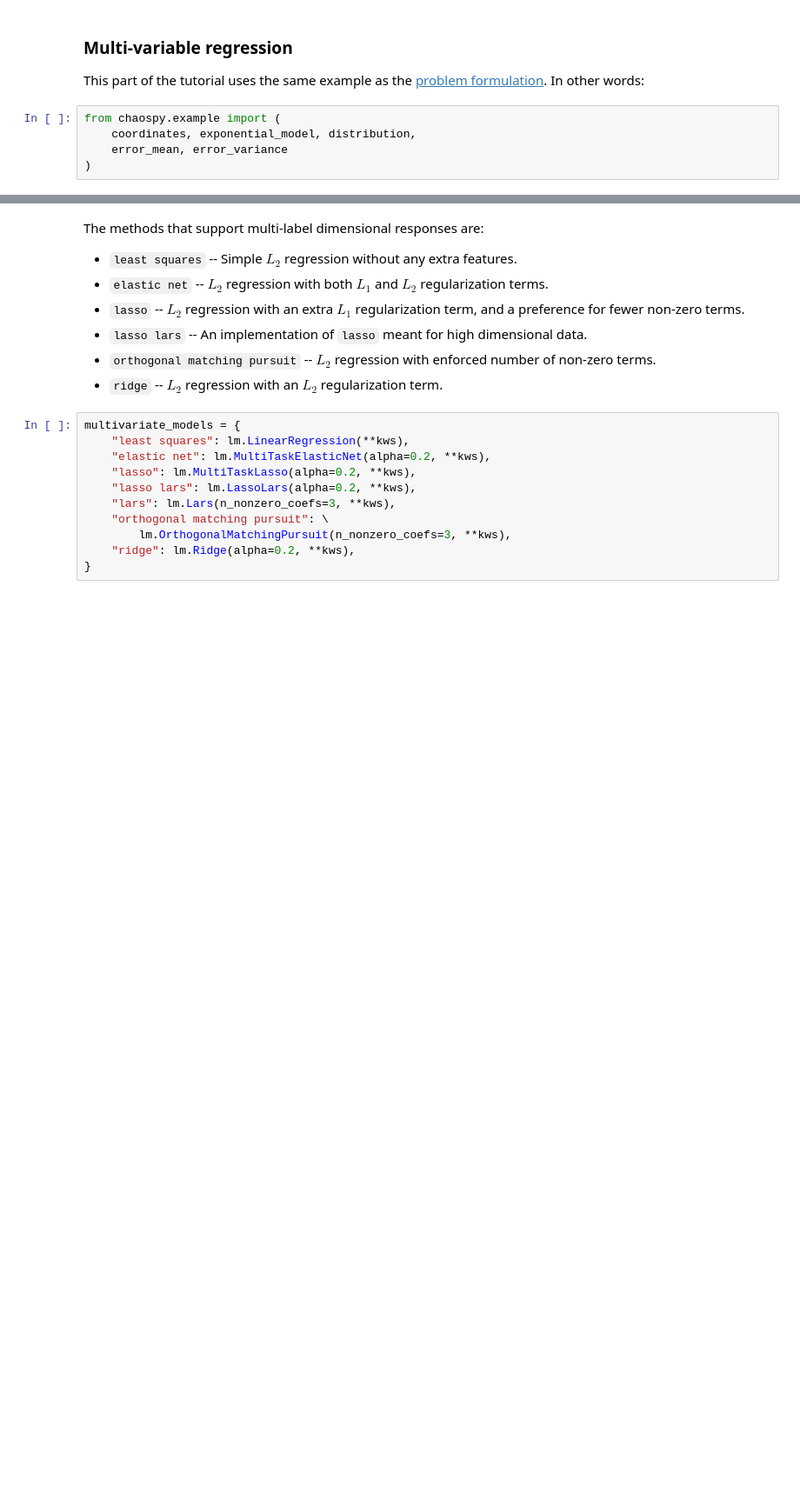
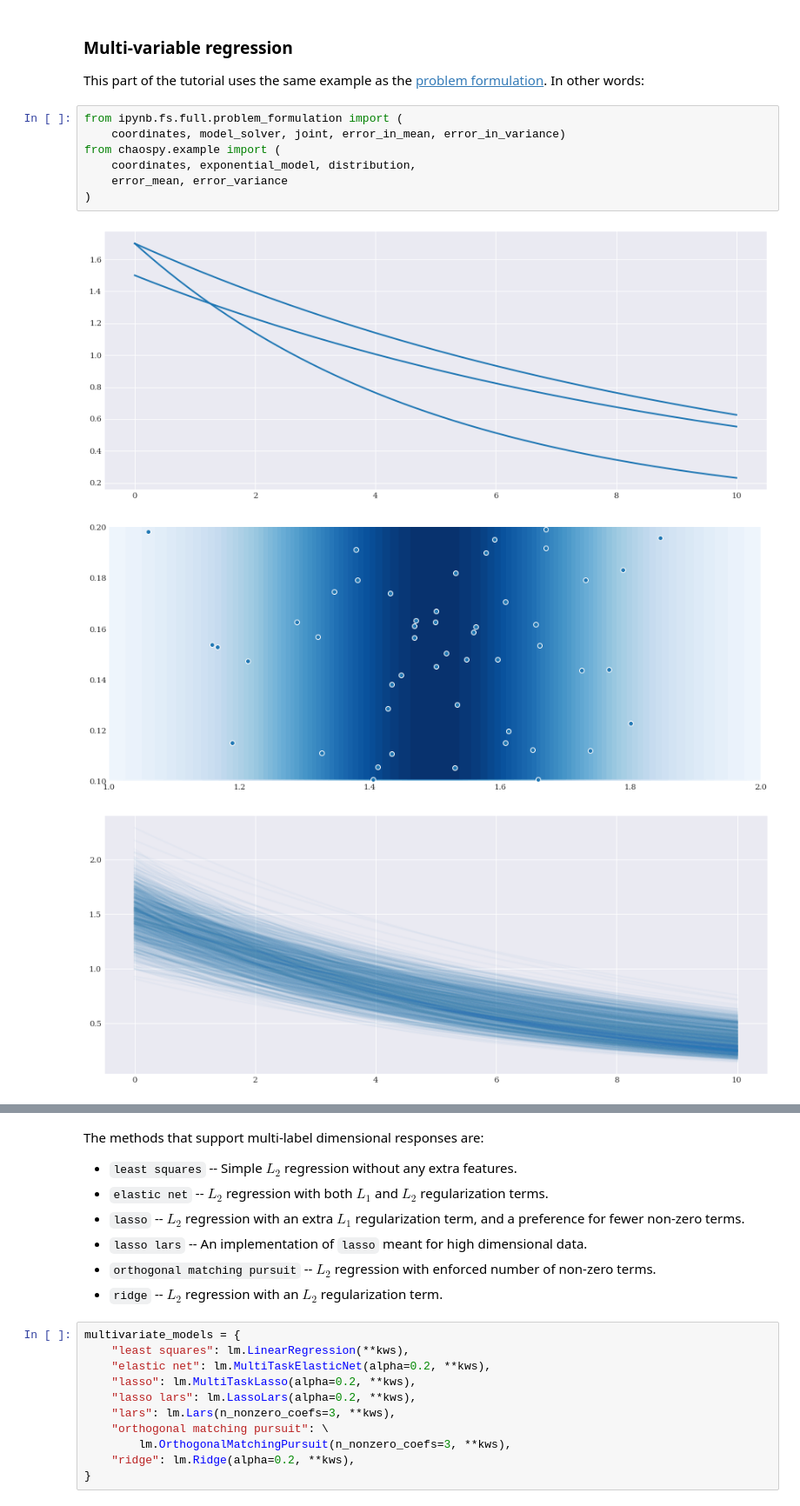
Before and after one commit to jonathf/chaospy, a Jupyter notebook: docs/user_guide/advanced_regression_method.ipynb, the cells around one changed output, grey strips where cells are left out. Shown at 87% size. Cells and saved outputs as stored; diff of their text form; blank space fills up the shorter version.

```diff
--- a/docs/user_guide/advanced_regression_method.ipynb
+++ b/docs/user_guide/advanced_regression_method.ipynb
@@ -119,7 +118,13 @@ pyplot.show()
 This part of the tutorial uses the same example as the [problem formulation](./problem_formulation.ipynb).
 In other words:
 # %%
+from ipynb.fs.full.problem_formulation import (
+    coordinates, model_solver, joint, error_in_mean, error_in_variance)
 from chaospy.example import (
     coordinates, exponential_model, distribution,
     error_mean, error_variance
 )
+# %% [output]
+[figure, added]
+[figure, added]
+[figure, added]
```
Also changed, not shown: parts of 6 cells of this notebook, 18 other files.
